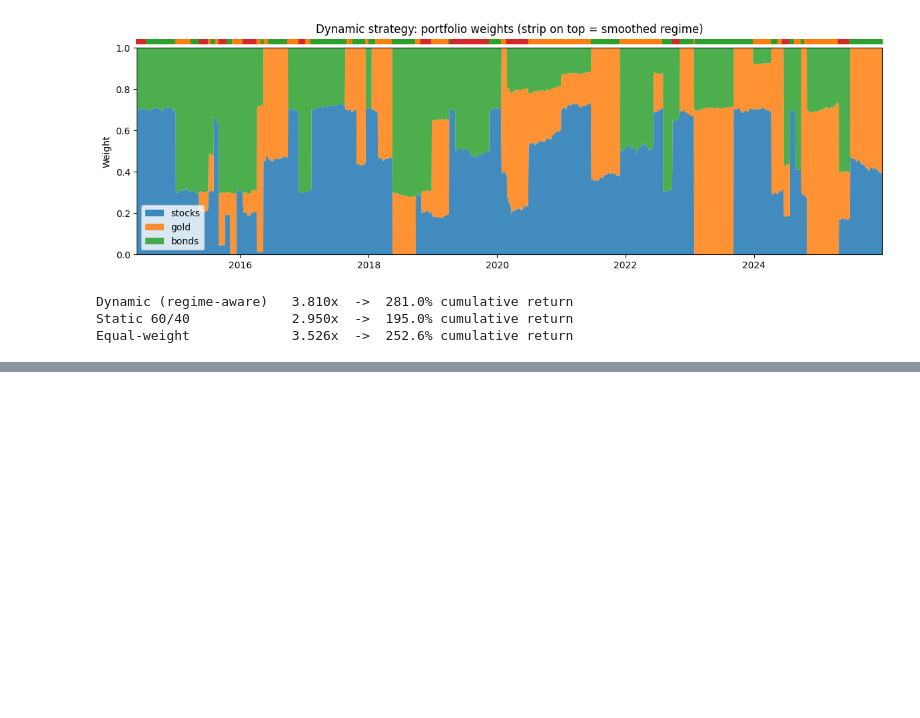
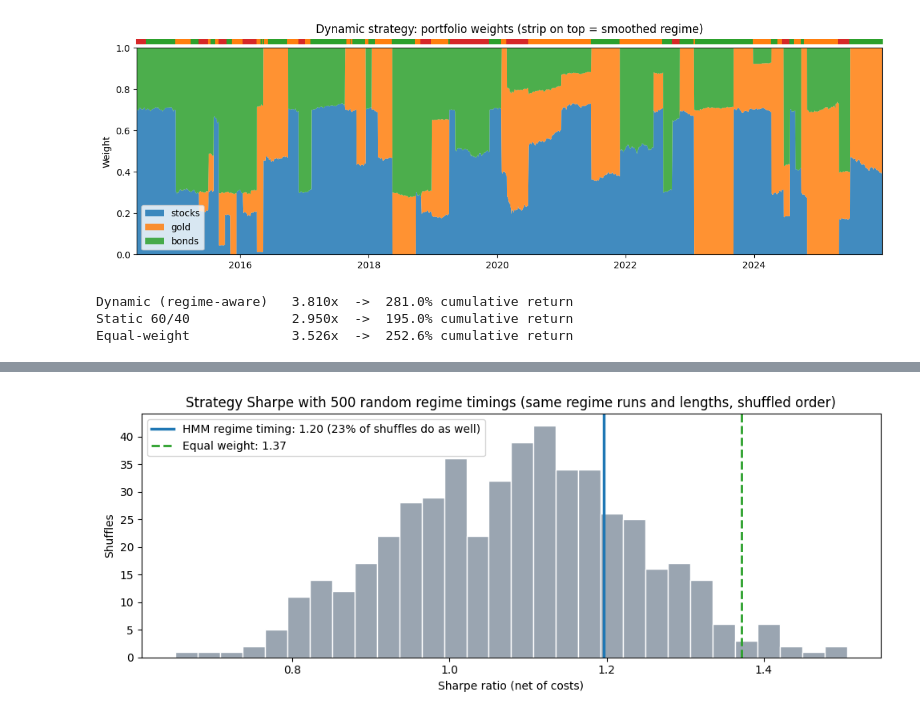
Before and after one commit to kcodweb/Regime-Detection-using-HMM, a Jupyter notebook: Regime_Shift_Notebook.ipynb, the cells around one changed output, grey strips where cells are left out. Drawn from its saved outputs; the diff is of its cells as text; code cells hidden in the pictures; blank space fills up the shorter version.

```diff
--- a/Regime_Shift_Notebook.ipynb
+++ b/Regime_Shift_Notebook.ipynb
@@ -225,0 +257,3 @@ Equal-weight             3.526x  ->  252.6% cumulative return
+# %%
+null_sharpes = rb.random_regime_null(prices, wf_smoothed)
+rb.regime_value(ablation_returns, null_sharpes).round(3)
@@ -225,0 +267,4 @@ Equal-weight             3.526x  ->  252.6% cumulative return
+# %%
+plots.null_distribution(null_sharpes, rb.sharpe(dyn.net), rb.sharpe(eqw.net.loc[dyn.net.index]));
+# %% [output]
+[figure, added]
```
Also changed, not shown: parts of 9 cells of this notebook, 16 other files.
